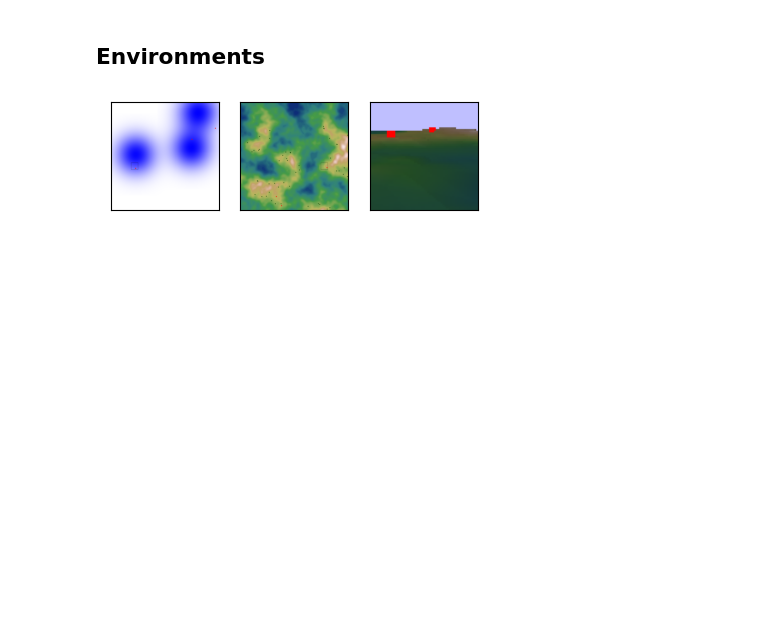
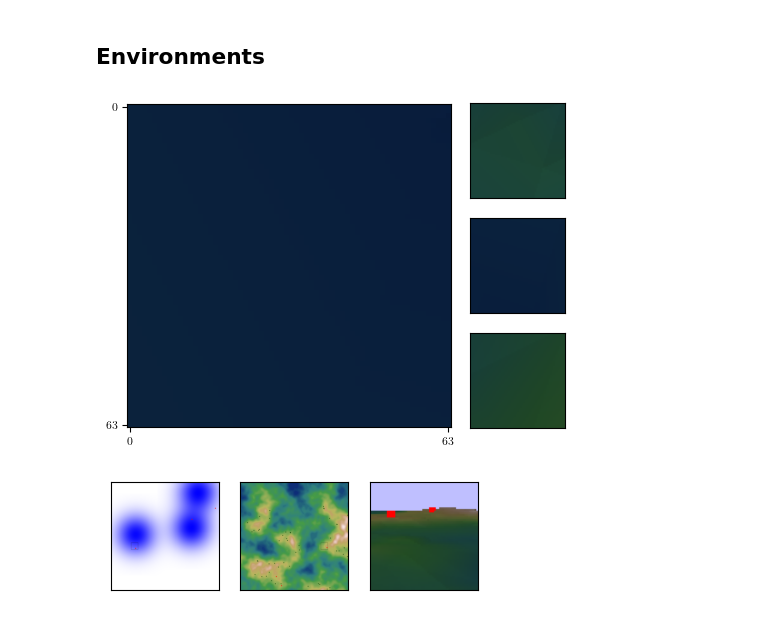
Before and after one commit to fumlig/visualsearch, a Jupyter notebook: plot.ipynb, the cells around one changed output. Drawn from its saved outputs; the diff is of its cells as text; code cells hidden in the pictures; blank space fills up the shorter version.

Commit message:
add result plot functions

```diff
--- a/plot.ipynb
+++ b/plot.ipynb
@@ -64,9 +64,11 @@ def plot_environment(env_id, seed=0, position=None, layout=REPORT_LAYOUT, width=
 
     return fig
 # %%
-plot_environment("Gaussian-v0", seed=1, layout=REPORT_LAYOUT, position=np.array([2, 6])).savefig(figpath("gaussian", format="pgf"), dpi=300, bbox_inches='tight')
-plot_environment("Terrain-v0", seed=0, layout=REPORT_LAYOUT, position=np.array([5, 7])).savefig(figpath("terrain", format="pgf"), dpi=300, bbox_inches='tight')
-plot_environment("Camera-v0", seed=0, layout=REPORT_LAYOUT, position=np.array([9, 3])).savefig(figpath("camera", format="pgf"), dpi=300, bbox_inches='tight')
+#plot_environment("Gaussian-v0", seed=1, layout=REPORT_LAYOUT, position=np.array([2, 6])).savefig(figpath("gaussian", format="pgf"), dpi=300, bbox_inches='tight')
+#plot_environment("Terrain-v0", seed=0, layout=REPORT_LAYOUT, position=np.array([5, 7])).savefig(figpath("terrain", format="pgf"), dpi=300, bbox_inches='tight')
+plot_environment("Camera-v0", seed=0, layout=REPORT_LAYOUT, position=np.array([9, 9])).savefig(figpath("camera", format="pgf"), dpi=300, bbox_inches='tight')
+# %% [output]
+[figure, added]
 # %%
 plot_environment("Gaussian-v0", seed=0, layout=SLIDES_LAYOUT, width=SLIDES_TEXTWIDTH_IN/2, position=np.array([9, 3])).savefig(figpath("gaussian", format="pdf"), dpi=300, bbox_inches='tight')
 plot_environment("Terrain-v0", seed=0, layout=SLIDES_LAYOUT, width=SLIDES_TEXTWIDTH_IN/2, position=np.array([9, 12])).savefig(figpath("terrain", format="pdf"), dpi=300, bbox_inches='tight')
```
Also changed, not shown: parts of 4 cells of this notebook, 23 other files.
